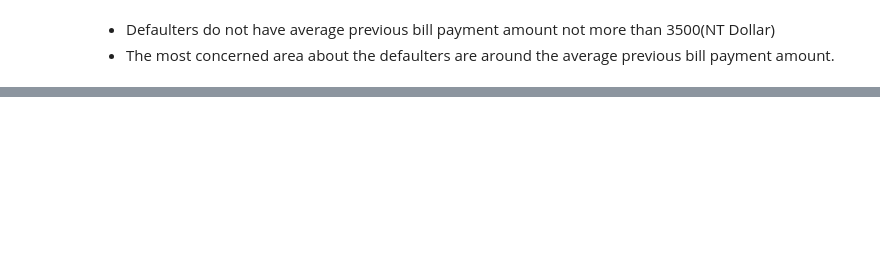
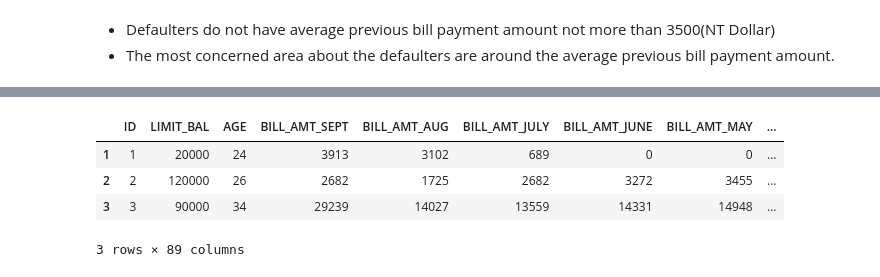
Before and after one commit to Mdanish2020/Credit_card_default_prediction, a Jupyter notebook: ML_Capstone(Classification)Credit_Card_Default_Prediction.ipynb, the cells around one changed output, grey strips where cells are left out. Drawn from its saved outputs; the diff is of its cells as text; code cells hidden in the pictures; blank space fills up the shorter version.

```diff
--- a/ML_Capstone(Classification)Credit_Card_Default_Prediction.ipynb
+++ b/ML_Capstone(Classification)Credit_Card_Default_Prediction.ipynb
@@ -466,0 +473,12 @@ sns.pairplot(cred_df[pay_amt])
+# %%
+# renaming columns to get better understanding about dummy variables
+cred_dup_df.rename(columns = {'EDUCATION_1':'EDUCATION_GRADUATE','EDUCATION_2':'EDUCATION_UNIVERSITY','EDUCATION_3':'EDUCATION_HIGH_SCHOOL','EDUCATION_4':'EDUCATION_OTHERS',
+                              'SEX_1':'MALE','SEX_2':'FEMALE','MARRIAGE_1':'SINGLE','MARRIAGE_2':'MARRIED','MARRIAGE_3':'MARRIAGE_OTHERS'},inplace = True)
+# %%
+cred_dup_df.head(3)
+# %% [output]
+|  | ID | LIMIT_BAL | AGE | BILL_AMT_SEPT | BILL_AMT_AUG | BILL_AMT_JULY | BILL_AMT_JUNE | BILL_AMT_MAY | ... |
+| 1 | 1 | 20000 | 24 | 3913 | 3102 | 689 | 0 | 0 | ... |
+| 2 | 2 | 120000 | 26 | 2682 | 1725 | 2682 | 3272 | 3455 | ... |
+| 3 | 3 | 90000 | 34 | 29239 | 14027 | 13559 | 14331 | 14948 | ... |
+3 rows × 89 columns
```
Also changed, not shown: parts of 27 cells of this notebook.
